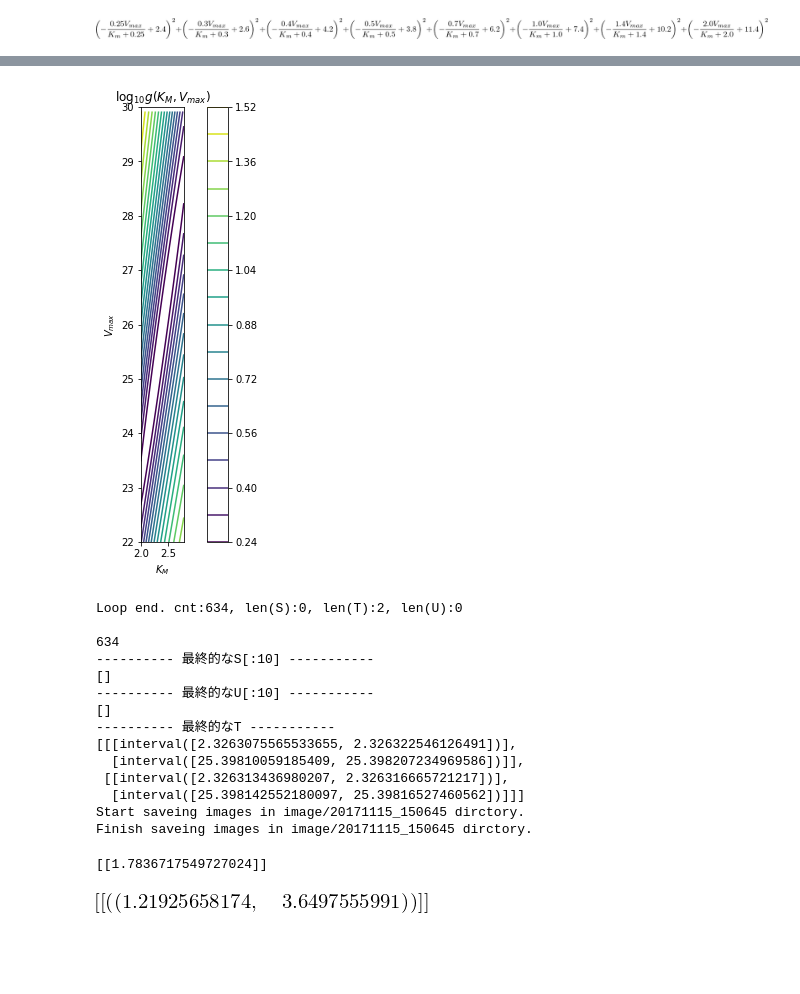
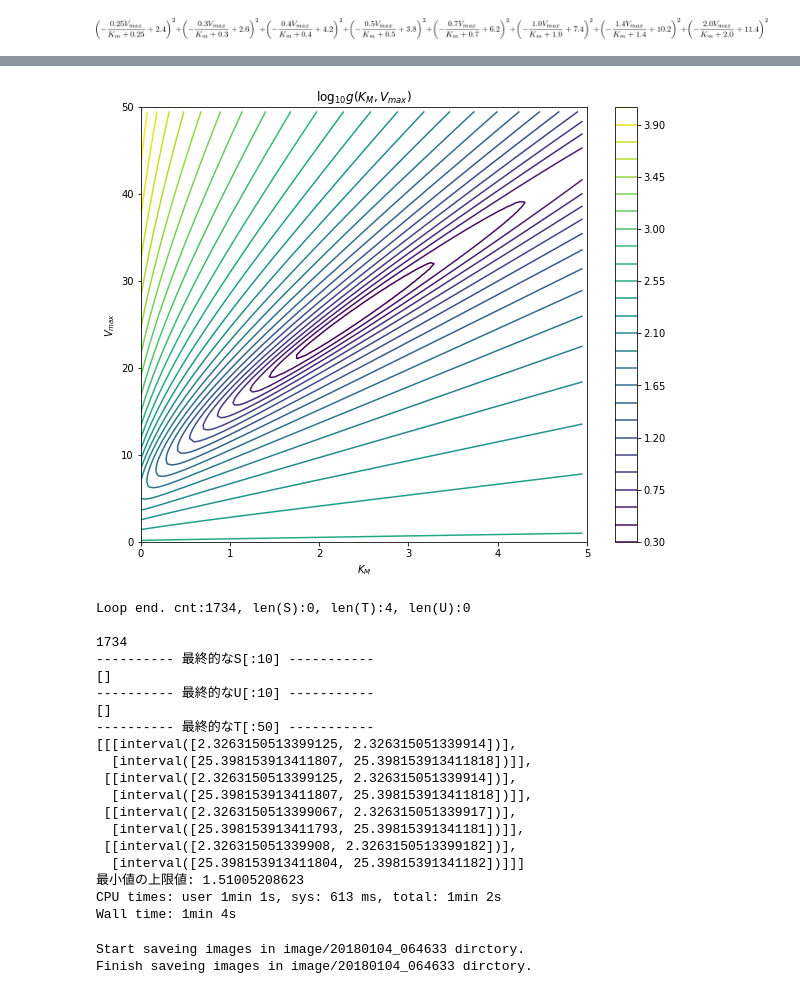
Before and after one commit to tkda-h3/interval-newton-method, a Jupyter notebook: bioでglobal optima.ipynb, the cells around one changed output, grey strips where cells are left out. Drawn from its saved outputs; the diff is of its cells as text; code cells hidden in the pictures; blank space fills up the shorter version.

```diff
--- a/bioでglobal optima.ipynb
+++ b/bioでglobal optima.ipynb
@@ -45,49 +94,54 @@ f_expr
 # %%
 # X = ip([[interval[0, 10]],[interval[15, 40]]]) # K, S
 
-X = ip([[interval[2.0, 2.8]],[interval[22, 30]]]) # K, S
+X = ip([[interval[0, 5]],[interval[0, 50]]]) # K, S
 # %%
 f, df, ddf = get_f_df_ddf_from_symbol_representation(f_expr, args)
 # %%
 K, V ,Z, K_lim, V_lim = calc_f_meshgrid(f, X)
-fig = plt.figure(figsize=(8, 8))
-plt.gca().set_aspect('equal', adjustable='box')
+fig = plt.figure(figsize=(10, 8))
+#plt.gca().set_aspect('equal', adjustable='box')
 plt.xlim(K_lim)
 plt.ylim(V_lim)
 plt.xlabel('$K_M$')
 plt.ylabel('$V_{max}$')
 plt.title('$\log_{10} g(K_M, V_{max})$')
 #im = plt.contour(K, V, np.log10(Z), levels=np.arange(0.5, 4, 0.5), shading='gouraud')
-im = plt.contour(K, V, np.log10(Z), 20, shading='gouraud')
+im = plt.contour(K, V, np.log10(Z), 30, shading='gouraud')
 fig.colorbar(im)
 plt.show()
 # %% [output]
-[figure, old version]
+[figure, new version]
 # %%
 krawczyk = Krawczyk(df, ddf, X)
-_1, _2, _3, _4, animation_box = krawczyk.find_global_minimum(f,trace=False, cnt_max=1000, tmp_min_sup=1.7836717549727024)
-visualize_optimization_log(krawczyk, f, animation_box, skip=25, zscale='log10')
+local_minima = np.inf
+%time _1, _2, _3, _4, animation_box = krawczyk.find_global_minimum(\
+                                                             f,trace=False, cnt_max=3000, tmp_min_sup=local_minima)
+#visualize_optimization_log(krawczyk, f, animation_box, skip=25, zscale='log10')
 # %% [output]
-Loop end. cnt:634, len(S):0, len(T):2, len(U):0
+Loop end. cnt:1734, len(S):0, len(T):4, len(U):0
 
-634
+1734
 ---------- 最終的なS[:10] -----------
 []
 ---------- 最終的なU[:10] -----------
 []
----------- 最終的なT -----------
-[[[interval([2.3263075565533655, 2.326322546126491])],
-  [interval([25.39810059185409, 25.398207234969586])]],
- [[interval([2.326313436980207, 2.326316665721217])],
-  [interval([25.398142552180097, 25.39816527460562])]]]
-Start saveing images in image/20171115_150645 dirctory.
-Finish saveing images in image/20171115_150645 dirctory.
+---------- 最終的なT[:50] -----------
+[[[interval([2.3263150513399125, 2.326315051339914])],
+  [interval([25.398153913411807, 25.398153913411818])]],
+ [[interval([2.3263150513399125, 2.326315051339914])],
+  [interval([25.398153913411807, 25.398153913411818])]],
+ [[interval([2.3263150513399067, 2.326315051339917])],
+  [interval([25.398153913411793, 25.39815391341181])]],
+ [[interval([2.326315051339908, 2.3263150513399182])],
+  [interval([25.398153913411804, 25.39815391341182])]]]
+最小値の上限値: 1.51005208623
+CPU times: user 1min 1s, sys: 613 ms, total: 1min 2s
+Wall time: 1min 4s
-# %%
-print f([[3], [30]])
-# %% [output]
-[[1.7836717549727024]]
-# %%
-z = [[interval([1.5769876313932534, 1.71875])],
-  [interval([20.60546875, 20.703125])]]
-# %% [output]
-[figure, removed]
+# %%
+skip_num = len(animation_box) / 20
+title_prefix = 'initial tmp_min_sup: {}, '.format(local_minima)
+visualize_optimization_log(krawczyk, f, animation_box, skip=skip_num, zscale='log10', title_prefix=title_prefix)
+# %% [output]
+Start saveing images in image/20180104_064633 dirctory.
+Finish saveing images in image/20180104_064633 dirctory.
```
Also changed, not shown: parts of 2 cells of this notebook, 9 other files.
